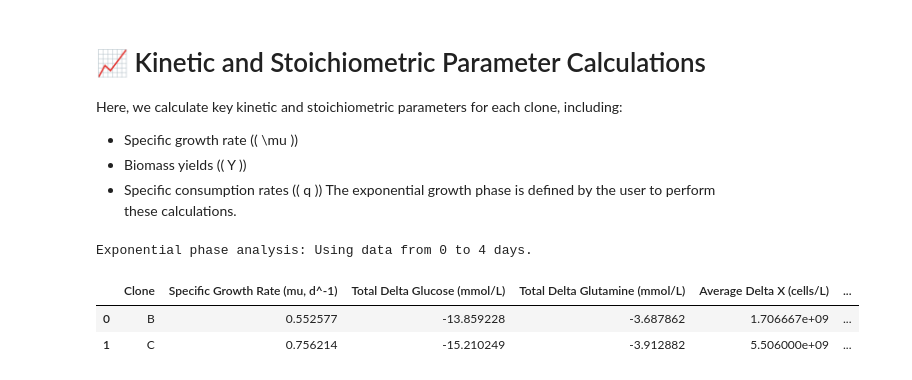
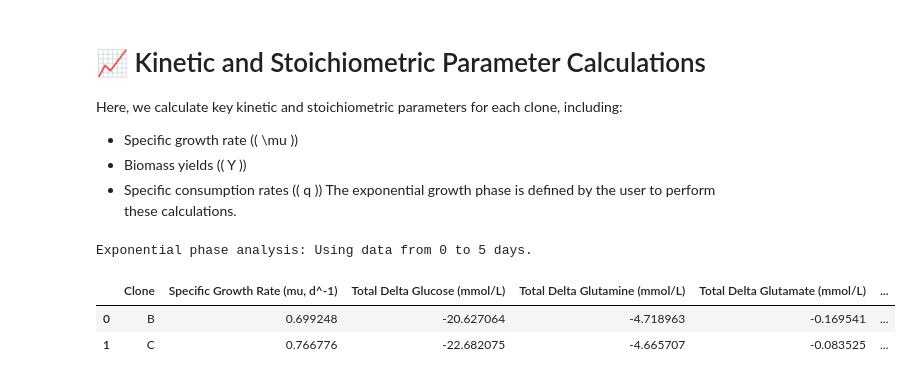
Before and after one commit to ebalderasr/clonalyzer, a Jupyter notebook: clonalyzer.ipynb, the cells around one changed output. Cells and saved outputs as stored; diff of their text form; code cells hidden in the pictures.

```diff
--- a/clonalyzer.ipynb
+++ b/clonalyzer.ipynb
@@ -351,7 +351,15 @@ The exponential growth phase is defined by the user to perform these calculation
 # %%
 # Define the time range for the exponential phase (user-defined)
 time_start = 0  # Start time in days
-time_end = 4    # End time in days
+time_end = 5    # End time in days
+
+
+
+
+
+# Define molecular weights
+MW_Glucose = 180.16  # g/mol
+MW_Lactate = 90.08   # g/mol
 
 print(f"Exponential phase analysis: Using data from {time_start} to {time_end} days.")
 
@@ -367,7 +375,10 @@ for clone in clones:
     df_clone = kinetics_data[kinetics_data["Clone"] == clone].groupby("Time (days)").mean(numeric_only=True).reset_index()
 
     # Convert Glucose (g/L) to mmol/L
-    df_clone["Glucose (mmol/L)"] = df_clone["Glucose (g/L)"] * 1000 / 180.16
+    df_clone["Glucose (mmol/L)"] = df_clone["Glucose (g/L)"] * 1000 / MW_Glucose
+
+    # Convert Lactate (g/L) to mmol/L
+    df_clone["Lactate (mmol/L)"] = df_clone["Lactate (g/L)"] * 1000 / MW_Lactate
 
     # Convert Viable Cell Density (cells/mL) to cells/L
     df_clone["Viable Cells (cells/L)"] = df_clone["Viable Cells (cells/mL)"] * 1e3
@@ -393,47 +404,59 @@ for clone in clones:
     delta_X_values = df_subset["Viable Cells (cells/L)"].diff().dropna()
     delta_X = delta_X_values.mean() * len(delta_X_values)
 
-    # Calculate total changes in Glucose and Glutamine (using initial and final values)
-    delta_G = df_subset["Glucose (mmol/L)"].iloc[-1] - df_subset["Glucose (mmol/L)"].iloc[0]  # ΔG
-    delta_Gln = df_subset["Glutamine (mmol/L)"].iloc[-1] - df_subset["Glutamine (mmol/L)"].iloc[0]  # ΔGln
+    # Calculate total changes in Glucose, Glutamine, Glutamate, and Lactate
+    delta_G = df_subset["Glucose (mmol/L)"].iloc[-1] - df_subset["Glucose (mmol/L)"].iloc[0]
+    delta_Gln = df_subset["Glutamine (mmol/L)"].iloc[-1] - df_subset["Glutamine (mmol/L)"].iloc[0]
+    delta_Glu = df_subset["Glutamate (mmol/L)"].iloc[-1] - df_subset["Glutamate (mmol/L)"].iloc[0]
+    delta_L = df_subset["Lactate (mmol/L)"].iloc[-1] - df_subset["Lactate (mmol/L)"].iloc[0]
+
+    # Calculate time interval and average cell density
+    delta_t = df_subset["Time (days)"].iloc[-1] - df_subset["Time (days)"].iloc[0]
+    X_avg = (df_subset["Viable Cells (cells/L)"].iloc[0] + df_subset["Viable Cells (cells/L)"].iloc[-1]) / 2
 
     # Calculate biomass yields (Yx/s) for Glucose and Glutamine
     Yx_G = delta_X / abs(delta_G)  # Biomass yield/glucose
     Yx_Gln = delta_X / abs(delta_Gln)  # Biomass yield/glutamine
 
-    # Calculate time interval and average cell density
-    delta_t = df_subset["Time (days)"].iloc[-1] - df_subset["Time (days)"].iloc[0]
-    X_avg = (df_subset["Viable Cells (cells/L)"].iloc[0] + df_subset["Viable Cells (cells/L)"].iloc[-1]) / 2
-
-    # Calculate specific consumption rates for Glucose and Glutamine
+    # Calculate specific consumption and production rates
     avg_delta_G_dt = delta_G / delta_t  # Average change in glucose per day
     avg_delta_Gln_dt = delta_Gln / delta_t  # Average change in glutamine per day
-    q_G = abs(avg_delta_G_dt / X_avg)  # Specific glucose consumption (absolute value)
-    q_Gln = abs(avg_delta_Gln_dt / X_avg)  # Specific glutamine consumption (absolute value)
+    avg_delta_Glu_dt = delta_Glu / delta_t  # Average change in glutamate per day
+    avg_delta_L_dt = delta_L / delta_t  # Average change in lactate per day
+
+    q_G = abs(avg_delta_G_dt / X_avg)  # Specific glucose consumption
+    q_Gln = abs(avg_delta_Gln_dt / X_avg)  # Specific glutamine consumption
+    q_Glu = abs(avg_delta_Glu_dt / X_avg)  # Specific glutamate production
+    q_L = abs(avg_delta_L_dt / X_avg)  # Specific lactate production
 
     # Append results as a dictionary to the list
     clone_results.append({
         "Clone": clone,
         "Specific Growth Rate (mu, d^-1)": mu,
         "Total Delta Glucose (mmol/L)": delta_G,
         "Total Delta Glutamine (mmol/L)": delta_Gln,
+        "Total Delta Glutamate (mmol/L)": delta_Glu,
+        "Total Delta Lactate (mmol/L)": delta_L,
         "Average Delta X (cells/L)": delta_X,
         "Biomass Yield (Yx/G, cells/L/mmol)": Yx_G,
         "Biomass Yield (Yx/Gln, cells/L/mmol)": Yx_Gln,
         "Average Delta_G/Delta_t (mmol/L/day)": avg_delta_G_dt,
         "Average Delta_Gln/Delta_t (mmol/L/day)": avg_delta_Gln_dt,
-        "Average Cell Density (X, cells/L)": X_avg,
+        "Average Delta_Glu/Delta_t (mmol/L/day)": avg_delta_Glu_dt,
+        "Average Delta_L/Delta_t (mmol/L/day)": avg_delta_L_dt,
         "Specific q_G (mmol/cell·day)": q_G,
         "Specific q_Gln (mmol/cell·day)": q_Gln,
+        "Specific q_Glu (mmol/cell·day)": q_Glu,
+        "Specific q_L (mmol/cell·day)": q_L,
     })
 
 # Create a consolidated DataFrame from the results list
 df_results = pd.DataFrame(clone_results)
 
 # Display the consolidated DataFrame
 display(df_results)
 # %% [output]
-Exponential phase analysis: Using data from 0 to 4 days.
+Exponential phase analysis: Using data from 0 to 5 days.
-|  | Clone | Specific Growth Rate (mu, d^-1) | Total Delta Glucose (mmol/L) | Total Delta Glutamine (mmol/L) | Average Delta X (cells/L) | ... |
-| 0 | B | 0.552577 | -13.859228 | -3.687862 | 1.706667e+09 | ... |
-| 1 | C | 0.756214 | -15.210249 | -3.912882 | 5.506000e+09 | ... |
+|  | Clone | Specific Growth Rate (mu, d^-1) | Total Delta Glucose (mmol/L) | Total Delta Glutamine (mmol/L) | Total Delta Glutamate (mmol/L) | ... |
+| 0 | B | 0.699248 | -20.627064 | -4.718963 | -0.169541 | ... |
+| 1 | C | 0.766776 | -22.682075 | -4.665707 | -0.083525 | ... |
```
Also changed, not shown: parts of 3 cells of this notebook, 17 other files.
